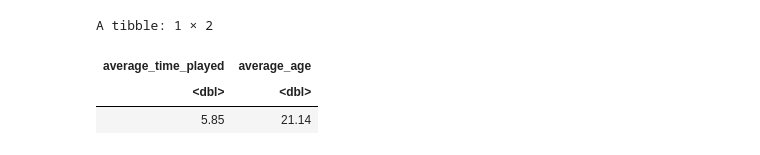
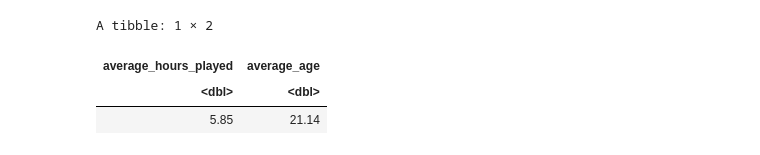
Before and after one commit to Inesh-DSCI/Inesh-DSCI-Inesh-s-Individual-Project-Planning-32, a Jupyter notebook: Players.ipynb, the cells around one changed output. Cells and saved outputs as stored; diff of their text form; code cells hidden in the pictures.

```diff
--- a/Players.ipynb
+++ b/Players.ipynb
@@ -34,12 +34,12 @@ A spec_tbl_df: 196 × 7
 | Amateur | FALSE | f19e136ddde68f365afc860c725ccff54... | 2.3 | Harlow | Male | 17 |
 | Pro | TRUE | d9473710057f7d42f36570f0be83817a4... | 0.2 | Ahmed | Other | NA |
 # %%
-mean_values_rounded<-players|>summarize(average_time_played=mean(played_hours, na.rm = TRUE), average_age=mean(Age,na.rm = TRUE))|>
-mutate(average_time_played=round(average_time_played,2))|>
+mean_values_rounded<-players|>summarize(average_hours_played=mean(played_hours, na.rm = TRUE), average_age=mean(Age,na.rm = TRUE))|>
+mutate(average_hours_played=round(average_hours_played,2))|>
 mutate(average_age=round(average_age,2))
 mean_values_rounded
 # %% [output]
 A tibble: 1 × 2
-| average_time_played | average_age |
+| average_hours_played | average_age |
 | <dbl> | <dbl> |
 | 5.85 | 21.14 |
```
Also changed, not shown: parts of 5 cells of this notebook.
